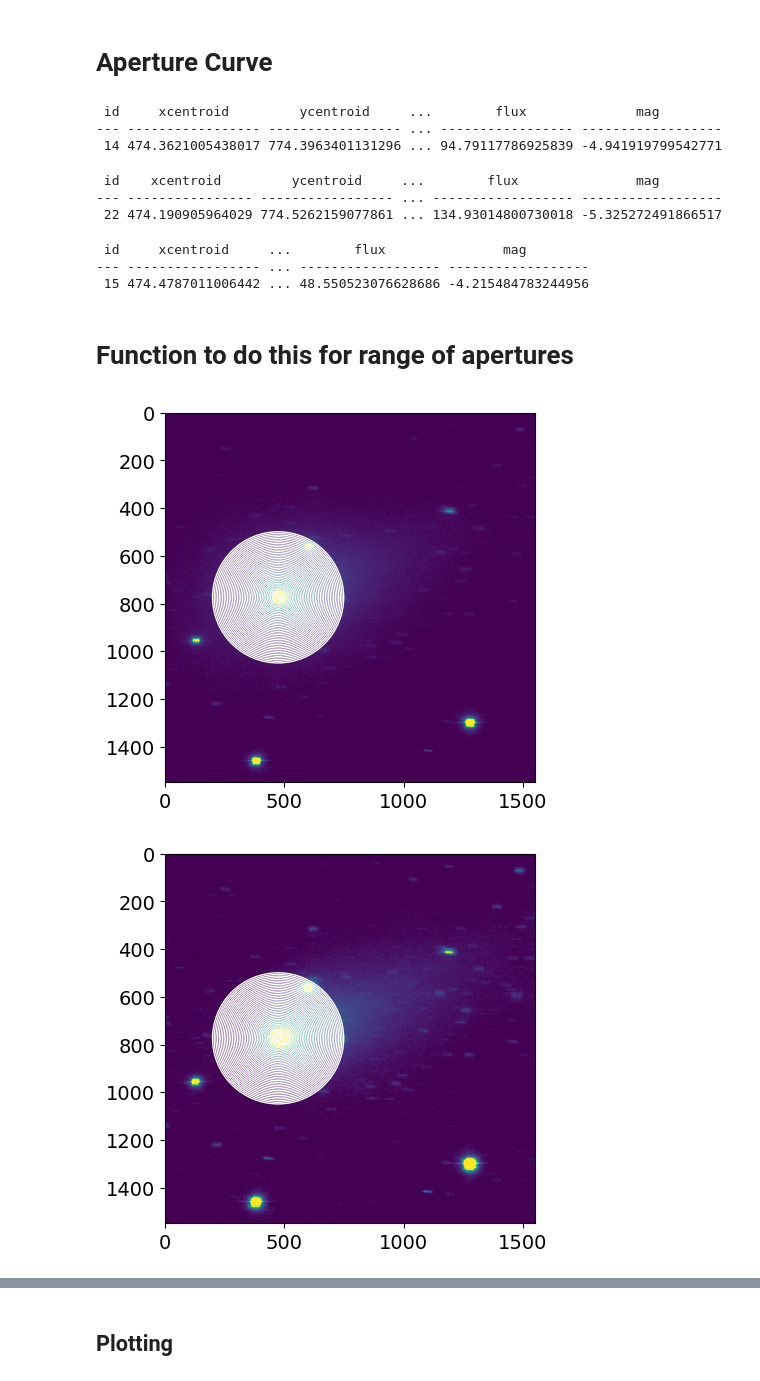
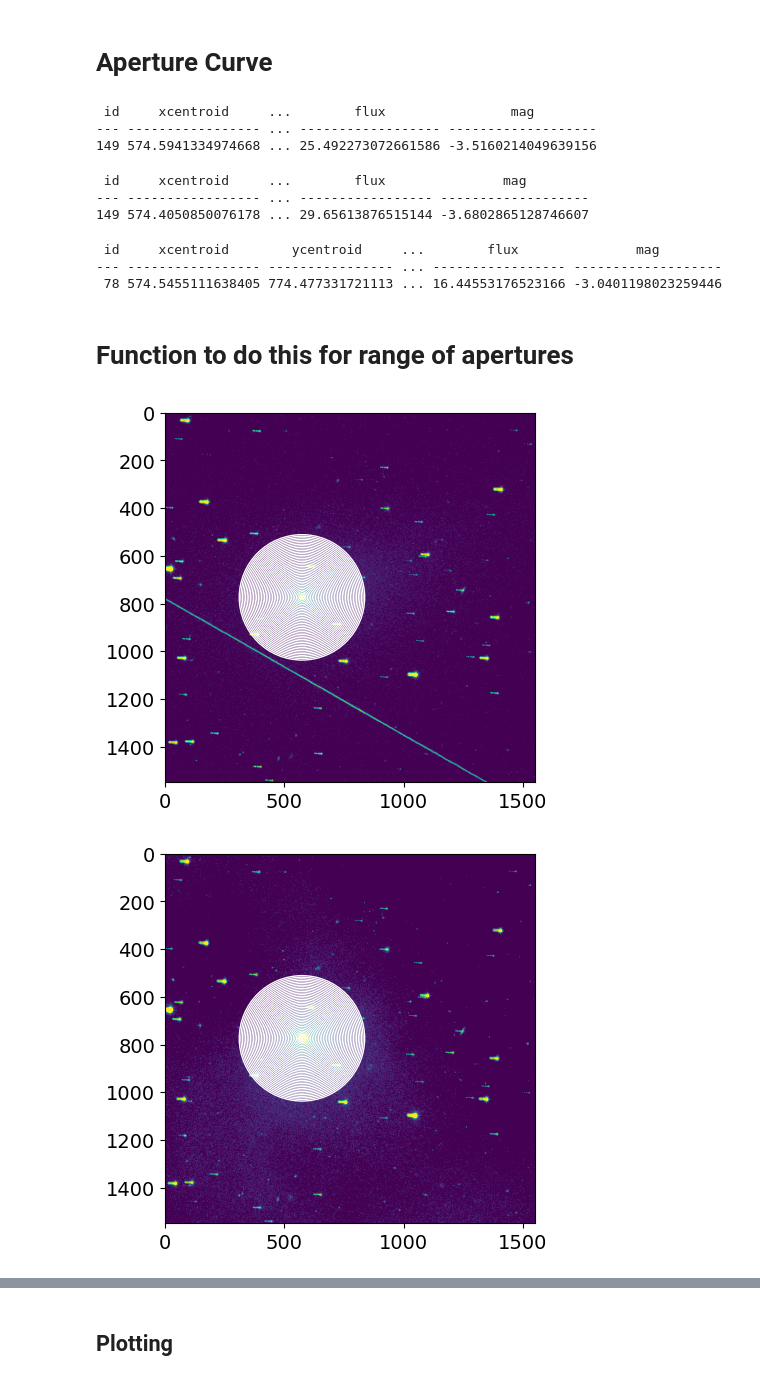
Before and after one commit to daraghhollman/Comet62P-Tsuchinshan, a Jupyter notebook: Scripts/aperturePhotometry.ipynb, the cells around one changed output, grey strips where cells are left out. Saved outputs shown, nothing was run; the diff lists cells and outputs as text; code cells hidden in the pictures.

```diff
--- a/Scripts/aperturePhotometry.ipynb
+++ b/Scripts/aperturePhotometry.ipynb
@@ -28,8 +28,8 @@ mpl.rcParams.update({'font.size': 14})
 # %% [markdown]
 # Finding ZeroPoint
 # %%
-Day = "Day14"
-day = "day14"
+Day = "Day17"
+day = "day17"
 
 vReducedDataPaths = natsorted(glob(f"../../Python/DataProducts/ReducedImages/{Day}/V/*"))[:-2]
 rReducedDataPaths = natsorted(glob(f"../../Python/DataProducts/ReducedImages/{Day}/R/*"))[:-2]
@@ -173,15 +173,15 @@ cometV = FindComet(vImageStacked)
 cometR = FindComet(rImageStacked)
 cometB = FindComet(bImageStacked)
 # %% [output]
- id     xcentroid         ycentroid     ...        flux              mag
---- ----------------- ----------------- ... ----------------- ------------------
- 14 474.3621005438017 774.3963401131296 ... 94.79117786925839 -4.941919799542771
+ id     xcentroid     ...        flux                mag
+--- ----------------- ... ------------------ -------------------
+149 574.5941334974668 ... 25.492273072661586 -3.5160214049639156
- id    xcentroid         ycentroid     ...        flux               mag
---- ---------------- ----------------- ... ------------------ ------------------
- 22 474.190905964029 774.5262159077861 ... 134.93014800730018 -5.325272491866517
+ id     xcentroid     ...        flux               mag
+--- ----------------- ... ----------------- -------------------
+149 574.4050850076178 ... 29.65613876515144 -3.6802865128746607
- id     xcentroid     ...        flux               mag
---- ----------------- ... ------------------ ------------------
- 15 474.4787011006442 ... 48.550523076628686 -4.215484783244956
+ id     xcentroid        ycentroid     ...        flux               mag
+--- ----------------- ---------------- ... ----------------- -------------------
+ 78 574.5455111638405 774.477331721113 ... 16.44553176523166 -3.0401198023259446
 # %%
 # Activity
 from sbpy.data import Ephem
@@ -192,21 +194,20 @@ import astropy.units as u
 # %% [markdown]
 # Function to do this for range of apertures
 # %%
-def FindActivityCurve(image, comet, apertureRangeKm, zeroPoint, phase, exposureTime, zpApertureRadius=10, showPlot=False, vmin=0, vmax=80):
+def FindActivityCurve(image, filter, comet, apertureRangeKm, zeroPoint, phase, exposureTime, date, showPlot=False, vmin=0, vmax=80):
 
     activity = []
     activityError = []
-    # CHANGE TO VARIABLE DISTANCE
-    cometDistance = 0.585 * 1.496e8 # au to km
+
+    # Variable comet distance
+    body = Horizons(id=90000670, location="500@3", epochs={date})
+    vectors = body.vectors()
+    cometDistance = vectors["range"][0] * 1.496e8 # au to km
 
     # Find background
     mean, median, std = sigma_clipped_stats(image, sigma=5.0)
     background = median
 
-    sources = ctk.SearchStars(image - background)
-    tolerance = 20
-    indices = np.where((abs(sources["xcentroid"] - comet[0]) < tolerance) & (abs(sources["ycentroid"] - comet[1]) < tolerance))
-    peakFlux = sources[indices]["peak"][0]
 
     if showPlot:
         # Plot
@@ -231,10 +232,13 @@ def FindActivityCurve(image, comet, apertureRangeKm, zeroPoint, phase, exposureT
         # find magnitude within aperture
         mag = -2.5 * np.log10(phot_table["aperture_sum"] / exposureTime) + zeroPoint[0]
 
-        snr = peakFlux / np.sqrt(peakFlux + aPixel * median)
+        snr = phot_table["aperture_sum"] / np.sqrt(phot_table["aperture_sum"] + aPixel * median)
         magError = (1 / snr + zeroPoint[1]) * u.ABmag
 
-        wavelength = 0.5501 * u.um
+        match filter:
+            case "V": wavelength = 0.551 * u.um
+            case "R": wavelength = 0.658 * u.um
+            case "B": wavelength = 0.455 * u.um
 
         mag = mag[0] * u.ABmag # absolute magnitude
         magUpper = (mag.value - magError.value) * u.ABmag
@@ -255,21 +259,31 @@ def FindActivityCurve(image, comet, apertureRangeKm, zeroPoint, phase, exposureT
         activity.append(afrho_phaseCorrected.value)
         activityError.append((upper.value - lower.value) / 2)
 
+    activityError = np.squeeze(np.array(activityError))
+
     return [apertureRangeKm, activity, activityError]
 # %%
 apertureRange = np.linspace(1000, 70000, 40)
 
 match Day:
-    case "Day12": phase = 9.63 # degrees
-    case "Day13": phase = 9.07
-    case "Day14": phase = 8.64
-    case "Day17": phase = 7.5
+    case "Day12":
+        phase = 9.63 # degrees
+        date = "2024-03-13"
+    case "Day13":
+        phase = 9.07
+        date = "2024-03-14"
+    case "Day14":
+        phase = 8.64
+        date = "2024-03-15"
+    case "Day17":
+        phase = 7.5
+        date = "2024-03-18"
 # %%
-apRange, activityV, activityVError = FindActivityCurve(vImageStacked, cometV, apertureRange, zeroPoint=[vZeroPoint, vStd], phase=phase, exposureTime=len(vReducedDataPaths)*120, showPlot=True)
+apRange, activityV, activityVError = FindActivityCurve(vImageStacked, "V", cometV, apertureRange, zeroPoint=[vZeroPoint, vStd], phase=phase, exposureTime=len(vReducedDataPaths)*120, date=date, showPlot=True)
 # %% [output]
-[figure, old version]
+[figure, new version]
 # %%
-apRange, activityR, activityRError = FindActivityCurve(rImageStacked, cometR, apertureRange, zeroPoint=[rZeroPoint, rStd], phase=phase, exposureTime=len(vReducedDataPaths)*120, showPlot=True)
+apRange, activityR, activityRError = FindActivityCurve(rImageStacked, "R", cometR, apertureRange, zeroPoint=[rZeroPoint, rStd], phase=phase, exposureTime=len(vReducedDataPaths)*120, date=date, showPlot=True)
 # %% [output]
-[figure, old version]
+[figure, new version]
 # %%
```
Also changed, not shown: parts of 17 cells of this notebook.
